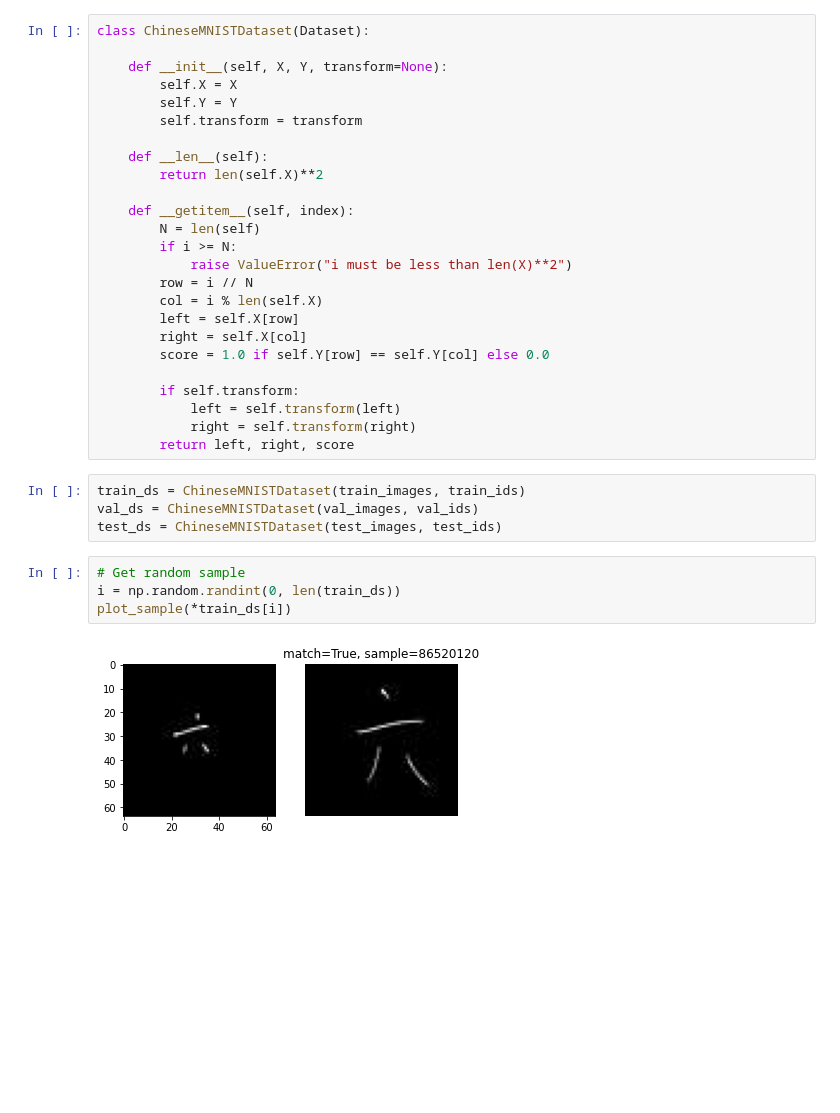
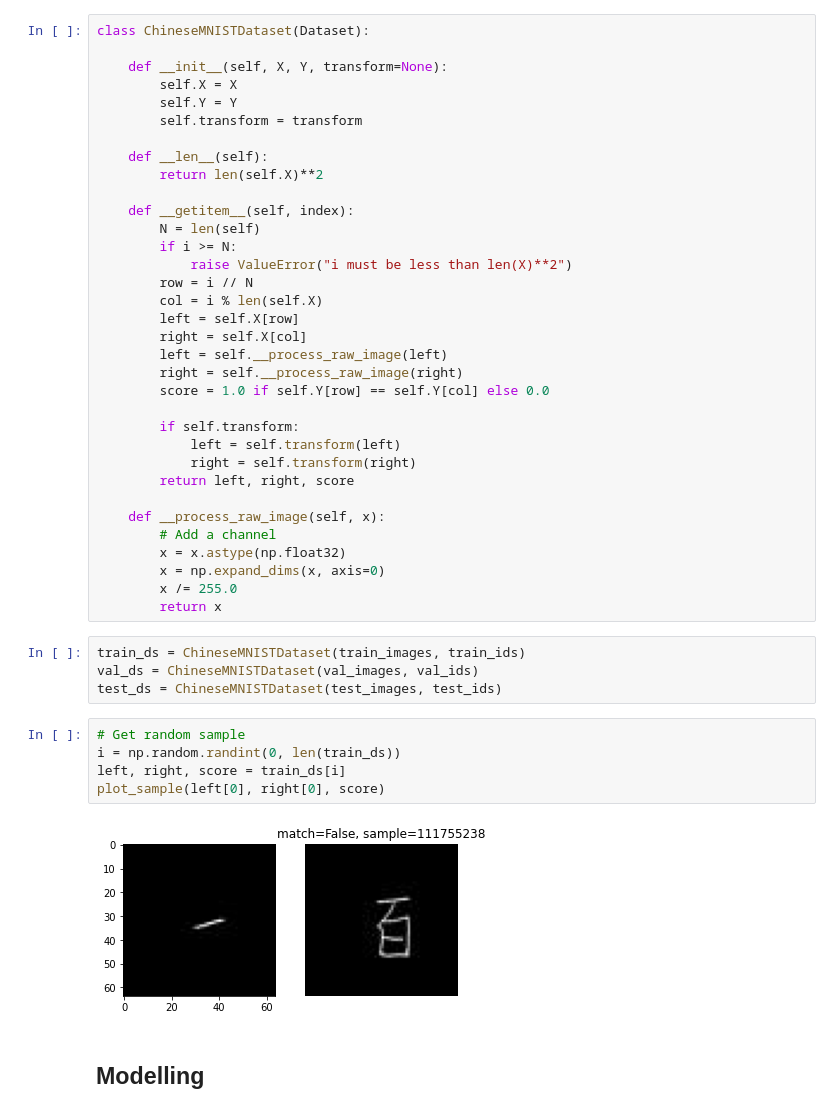
Before and after one commit to mormoassaf/ml-2022, a Jupyter notebook: main.ipynb, the cells around one changed output. Saved outputs shown, nothing was run; the diff lists cells and outputs as text; blank space fills up the shorter version.

```diff
--- a/main.ipynb
+++ b/main.ipynb
@@ -130,12 +140,21 @@ class ChineseMNISTDataset(Dataset):
         col = i % len(self.X)
         left = self.X[row]
         right = self.X[col]
+        left = self.__process_raw_image(left)
+        right = self.__process_raw_image(right)
         score = 1.0 if self.Y[row] == self.Y[col] else 0.0
 
         if self.transform:
             left = self.transform(left)
             right = self.transform(right)
         return left, right, score
+
+    def __process_raw_image(self, x):
+        # Add a channel
+        x = x.astype(np.float32)
+        x = np.expand_dims(x, axis=0)
+        x /= 255.0
+        return x
 # %%
 train_ds = ChineseMNISTDataset(train_images, train_ids)
 val_ds = ChineseMNISTDataset(val_images, val_ids)
@@ -143,6 +162,9 @@ test_ds = ChineseMNISTDataset(test_images, test_ids)
 # %%
 # Get random sample
 i = np.random.randint(0, len(train_ds))
-plot_sample(*train_ds[i])
+left, right, score = train_ds[i]
+plot_sample(left[0], right[0], score)
 # %% [output]
-[figure, old version]
+[figure, new version]
+# %% [markdown]
+## Modelling
```
Also changed, not shown: parts of 8 cells of this notebook.
